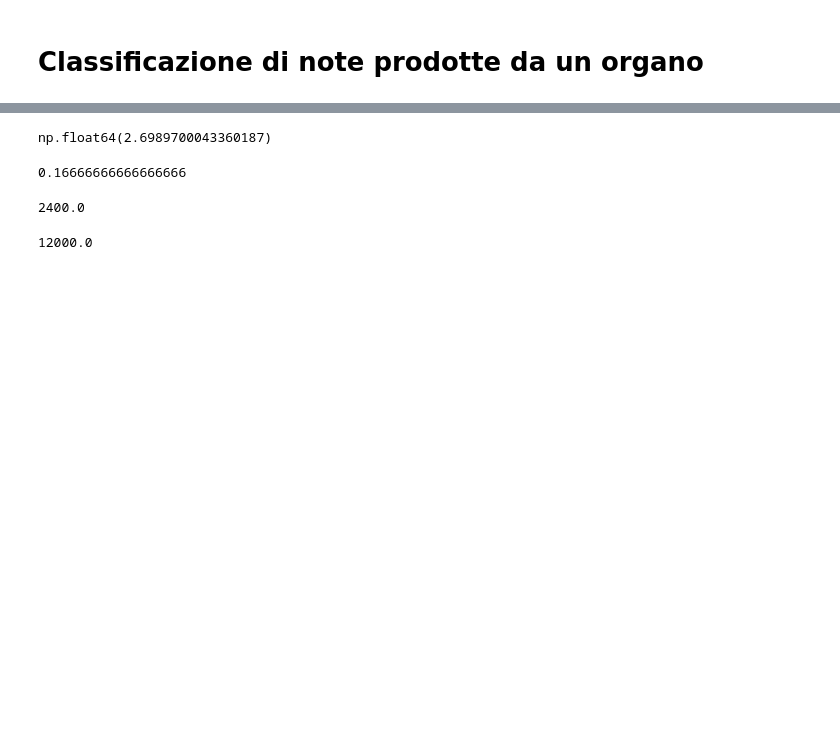
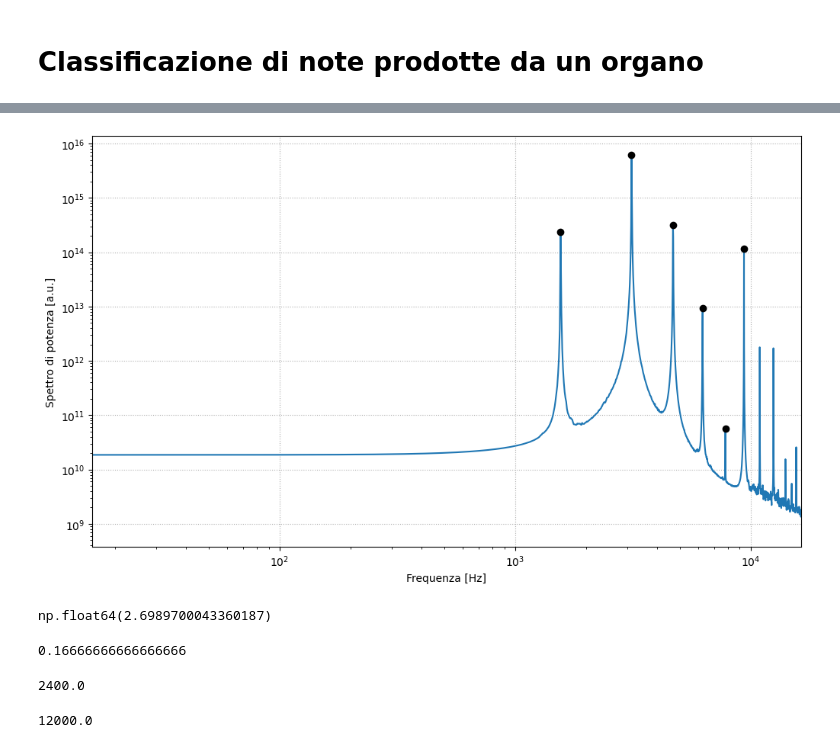
Before and after one commit to maddoc-g/3_organ_clustering, a Jupyter notebook: esperienza_3.ipynb, the cells around one changed output, grey strips where cells are left out. Saved outputs shown, nothing was run; the diff lists cells and outputs as text; code cells hidden in the pictures; blank space fills up the shorter version.

```diff
--- a/esperienza_3.ipynb
+++ b/esperienza_3.ipynb
@@ -457,38 +443,45 @@ plt.show()
 # %%
-#measured_harmonics_frequency = []
-#measured_harmonics_power = []
-#considered_harmonics = corrected_peaks[:9]
+estimated_harmonics = [fundamental * i for i in range(1,7)] # 6 elementi, consideriamo le prime 6 armoniche
+#tolerance_harmonics = 30 # commentato per usare una tolleranza dinamica
+measured_harmonics_frequency = []
+measured_harmonics_power = []
+#considered_harmonics = corrected_peaks[:9] # commentato per considerare più picchi sperimentali possibili
+neighborhood = 5 # nel caso in cui prendiamo l'armonica teorica, come potenza prendiamo il massimo in un intorno di 5 indici
 
-#for estimate in estimated_harmonics:
-#    peak_frequencies = frequencies[corrected_peaks]
-#    index_closest_harmonic = np.argmin(np.abs(estimate - peak_frequencies))
-#    closest_harmonic = corrected_peaks[index_closest_harmonic]
+for estimate in estimated_harmonics:
+    index_closest_harmonic = np.argmin(np.abs(estimate - frequencies_of_peaks))
+    closest_harmonic = frequencies_of_peaks[index_closest_harmonic]
 
-#    if abs(frequencies[closest_harmonic] - estimate) < (0.05 * frequencies[closest_harmonic]):
-#        measured_harmonics_frequency.append(frequencies[closest_harmonic])
-#        measured_harmonics_power.append(averaged_spectrum[closest_harmonic])
-#    else:
-#        index_theoretical = np.argmin(np.abs(estimate - frequencies))
-#        measured_harmonics_frequency.append(estimate)
-#        measured_harmonics_power.append(averaged_spectrum[index_theoretical])
+    if abs(estimate - closest_harmonic) < (0.05 * closest_harmonic):
+        measured_harmonics_frequency.append(closest_harmonic)
+        index_target = np.argmin(np.abs(closest_harmonic - frequencies))
+        measured_harmonics_power.append(averaged_spectrum[index_target])
+    else:
+        measured_harmonics_frequency.append(estimate)
+        index_target = np.argmin(np.abs(estimate - frequencies))
+        start = max(0, index_target - neighborhood)
+        end = min(len(averaged_spectrum), index_target + neighborhood + 1)
+        measured_harmonics_power.append(np.max(averaged_spectrum[start:end]))
 
 
-#plt.figure(figsize=(12,7))
-#plt.plot(frequencies, averaged_spectrum)
+plt.figure(figsize=(12,7))
+plt.plot(frequencies, averaged_spectrum)
 #for estimate in estimated_harmonics:
 #    plt.axvline(estimate, color="r", linestyle="-")
 #for real in frequencies_of_peaks:
 #    plt.axvline(real, color="g", linestyle="--")
-#plt.plot(measured_harmonics_frequency, measured_harmonics_power, marker = "o", linestyle = "None", color = "k")
-#plt.yscale("log", base=10)
-#plt.xscale("log", base=10)
-#plt.xlim(2**4, 2**14)
-#plt.ylabel("Spettro di potenza [a.u.]")
-#plt.xlabel("Frequenza [Hz]")
-#plt.grid(linestyle = ":")
-#plt.show()
+plt.plot(measured_harmonics_frequency, measured_harmonics_power, marker = "o", linestyle = "None", color = "k")
+plt.yscale("log", base=10)
+plt.xscale("log", base=10)
+plt.xlim(2**4, 2**14)
+plt.ylabel("Spettro di potenza [a.u.]")
+plt.xlabel("Frequenza [Hz]")
+plt.grid(linestyle = ":")
+plt.show()
 # In verde, come prima, i picchi rilevati, ma adesso sono indicati in rosso i picchi confermati dalla teoria
 # ad esempio il file 238 ha la seconda armonica sperimentale mancante
+# %% [output]
+[figure, added]
 # %%
 # Prima implementazione di ciclo su tutti i file:
 # %%
```
Also changed, not shown: parts of 8 cells of this notebook.
